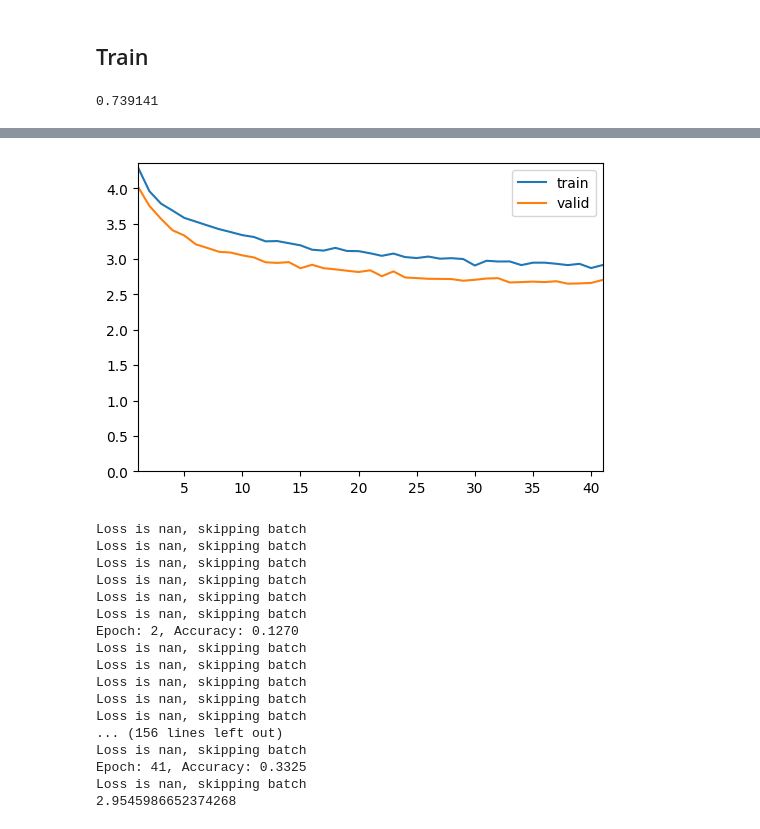
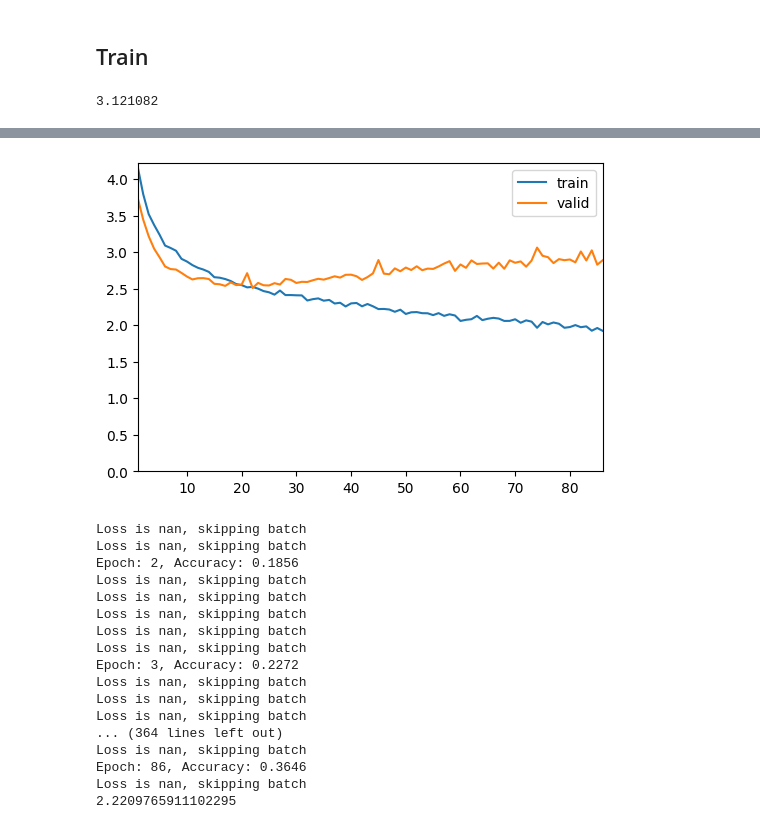
Before and after one commit to danjacobellis/BF, a Jupyter notebook: train_food101.ipynb, the cells around one changed output, grey strips where cells are left out. Saved outputs shown, nothing was run; the diff lists cells and outputs as text; code cells hidden in the pictures.

```diff
--- a/train_food101.ipynb
+++ b/train_food101.ipynb
@@ -90,20 +90,27 @@ def entropy_decode(sample):
 class CascadeClassifier(nn.Module):
     def __init__(self):
         super(CascadeClassifier, self).__init__()
-        self.conv1 = nn.Conv2d(16, 32, kernel_size=3, padding=1)
-        self.conv2 = nn.Conv2d(32, 64, kernel_size=3, padding=1)
-        self.conv3 = nn.Conv2d(64, 128, kernel_size=3, padding=1)
+        self.conv1 = nn.Conv2d(16, 48, kernel_size=3, padding=1)
+        self.prelu1 = nn.PReLU()
+        self.conv2 = nn.Conv2d(48, 96, kernel_size=3, padding=1)
+        self.prelu2 = nn.PReLU()
+        self.conv3 = nn.Conv2d(96, 192, kernel_size=3, padding=1)
+        self.prelu3 = nn.PReLU()
+        self.conv4 = nn.Conv2d(192, 256, kernel_size=3, padding=1)
+        self.prelu4 = nn.PReLU()
         self.pool = nn.MaxPool2d(kernel_size=2, stride=2)
         self.dropout = nn.Dropout(0.25)
-        self.fc1 = nn.Linear(128 * 3 * 3, 512)  # Adjusted according to the output of the last pooling layer
-        self.fc2 = nn.Linear(512, 101)
+        self.fc1 = nn.Linear(256 * 3 * 3, 1024)
+        self.prelu_fc1 = nn.PReLU()
+        self.fc2 = nn.Linear(1024, 101)
 
     def forward(self, x):
-        x = self.pool(F.relu(self.conv1(x)))
-        x = self.pool(F.relu(self.conv2(x)))
-        x = F.relu(self.conv3(x))
-        x = x.view(-1, 128 * 3 * 3)
-        x = self.dropout(F.relu(self.fc1(x)))
+        x = self.pool(self.prelu1(self.conv1(x)))
+        x = self.pool(self.prelu2(self.conv2(x)))
+        x = self.prelu3(self.conv3(x))
+        x = self.prelu4(self.conv4(x))
+        x = x.view(-1, 256 * 3 * 3)
+        x = self.dropout(self.prelu_fc1(self.fc1(x)))
         x = self.fc2(x)
 
         return x
@@ -115,11 +122,11 @@ optimizer = optim.AdamW(model.parameters(), lr=0.001)
 num_params = sum(p.numel() for p in model.parameters() if p.requires_grad)
 num_params/1e6
 # %% [output]
-0.739141
+3.121082
 # %%
 dataset = load_dataset('danjacobellis/food101_cascade').map(entropy_decode).remove_columns("compressed_image").with_format("torch")
 # %%
-epochs = 200
+epochs = 400
 mb = master_bar(range(1, epochs + 1))
 train_loss = []
 test_loss = []
@@ -129,8 +136,8 @@ augmentations = Compose([
     RandomHorizontalFlip(0.5),
     RandomErasing(p=0.5, scale=(1/144, 16/144), ratio=(1/12, 12), value= 0      , inplace=False),
     RandomErasing(p=0.5, scale=(1/144, 16/144), ratio=(1/12, 12), value= 0      , inplace=False),
-    RandomErasing(p=0.5, scale=(1/144, 16/144), ratio=(1/12, 12), value='random', inplace=False),
-    RandomErasing(p=0.5, scale=(1/144, 16/144), ratio=(1/12, 12), value='random', inplace=False)
+    RandomErasing(p=0.5, scale=(1/144, 16/144), ratio=(1/12, 12), value= 0      , inplace=False),
+    RandomErasing(p=0.5, scale=(1/144, 16/144), ratio=(1/12, 12), value= 0      , inplace=False)
 ])
 
 center_crop = CenterCrop(12)
@@ -203,18 +208,18 @@ Epoch: 1, Accuracy: 0.0849
-[figure, old version]
+[figure, new version]
+Loss is nan, skipping batch
+Loss is nan, skipping batch
+Epoch: 2, Accuracy: 0.1856
 Loss is nan, skipping batch
 Loss is nan, skipping batch
 Loss is nan, skipping batch
 Loss is nan, skipping batch
 Loss is nan, skipping batch
-Loss is nan, skipping batch
-Epoch: 2, Accuracy: 0.1270
+Epoch: 3, Accuracy: 0.2272
 Loss is nan, skipping batch
 Loss is nan, skipping batch
 Loss is nan, skipping batch
+... (364 lines left out)
 Loss is nan, skipping batch
+Epoch: 86, Accuracy: 0.3646
 Loss is nan, skipping batch
-... (156 lines left out)
-Loss is nan, skipping batch
-Epoch: 41, Accuracy: 0.3325
-Loss is nan, skipping batch
-2.9545986652374268
+2.2209765911102295
```
Also changed, not shown: parts of 1 cell of this notebook.
